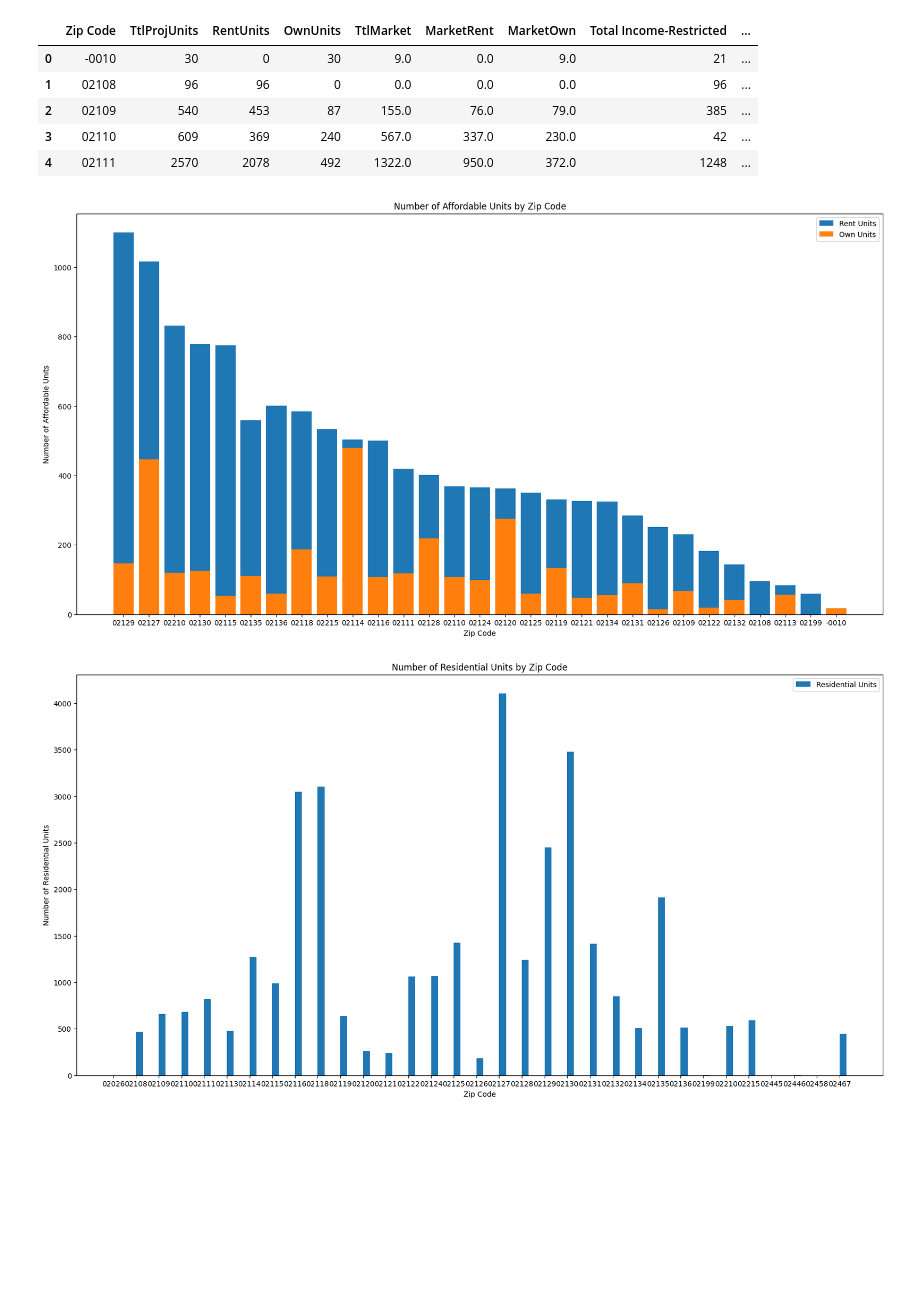
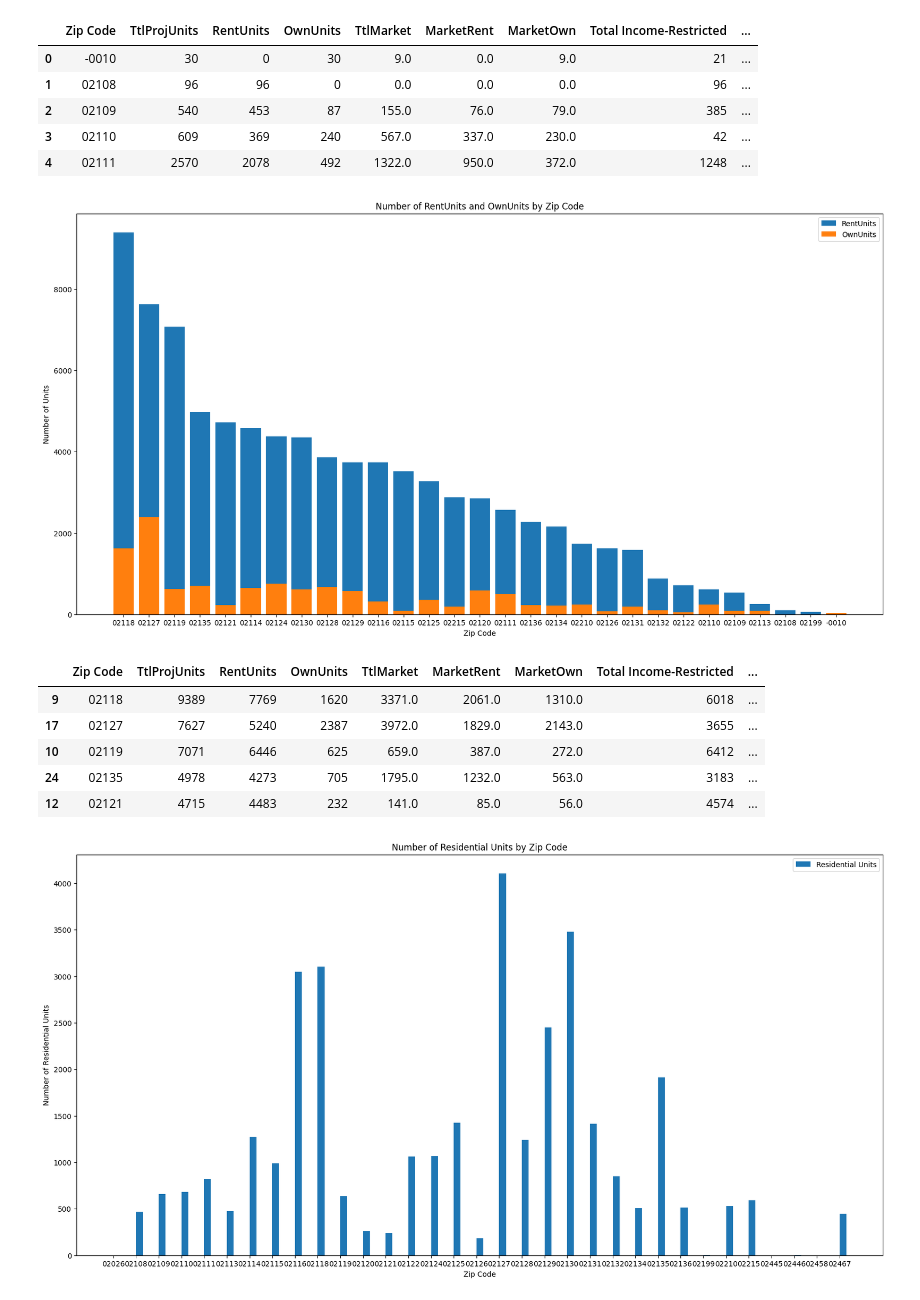
Before and after one commit to BU-Spark/ds-councilor-louijeune-small-landlord, a Jupyter notebook: deliverable1/analysis.ipynb, the cells around one changed output. Drawn from its saved outputs; the diff is of its cells as text; code cells hidden in the pictures; blank space fills up the shorter version.

Commit message:
fixed initial analysis of affordable housing stock

```diff
--- a/deliverable1/analysis.ipynb
+++ b/deliverable1/analysis.ipynb
@@ -108,17 +108,35 @@ afford_housing.head()
 # %%
 # Plot number of RentUnits and OwnUnits by zip code and sort by max sum of RentUnits and OwnUnits
 afford_housing['TotalUnits'] = afford_housing['RentUnits'] + afford_housing['OwnUnits']
 afford_housing = afford_housing.sort_values(by=['TotalUnits'], ascending=False)
+
+# sum by zip code
+afford_housing = afford_housing.groupby('Zip Code').sum()
+afford_housing = afford_housing.reset_index()
+afford_housing.head()
+
+# sort by total units
+afford_housing = afford_housing.sort_values(by=['TotalUnits'], ascending=False)
+
+# plot RentUnits and OwnUnits by zip code on the same bar with offset to show both
 plt.figure(figsize=(20,10))
-plt.bar(afford_housing['Zip Code'], afford_housing['RentUnits'], label='Rent Units')
-plt.bar(afford_housing['Zip Code'], afford_housing['OwnUnits'], label='Own Units')
+plt.bar(afford_housing['Zip Code'], afford_housing['RentUnits'], bottom=afford_housing['OwnUnits'], label='RentUnits')
+plt.bar(afford_housing['Zip Code'], afford_housing['OwnUnits'], label='OwnUnits')
 plt.xlabel('Zip Code')
-plt.ylabel('Number of Affordable Units')
-plt.title('Number of Affordable Units by Zip Code')
+plt.ylabel('Number of Units')
+plt.title('Number of RentUnits and OwnUnits by Zip Code')
 plt.legend()
 plt.show()
+
+afford_housing.head()
 # %% [output]
-[figure, old version]
+[figure, new version]
+|  | Zip Code | TtlProjUnits | RentUnits | OwnUnits | TtlMarket | MarketRent | MarketOwn | Total Income-Restricted | ... |
+| 9 | 02118 | 9389 | 7769 | 1620 | 3371.0 | 2061.0 | 1310.0 | 6018 | ... |
+| 17 | 02127 | 7627 | 5240 | 2387 | 3972.0 | 1829.0 | 2143.0 | 3655 | ... |
+| 10 | 02119 | 7071 | 6446 | 625 | 659.0 | 387.0 | 272.0 | 6412 | ... |
+| 24 | 02135 | 4978 | 4273 | 705 | 1795.0 | 1232.0 | 563.0 | 3183 | ... |
+| 12 | 02121 | 4715 | 4483 | 232 | 141.0 | 85.0 | 56.0 | 4574 | ... |
 # %%
 # Visualize zip code data on all_housing
 plt.figure(figsize=(20,10))
```
Also changed, not shown: 3 other files.
